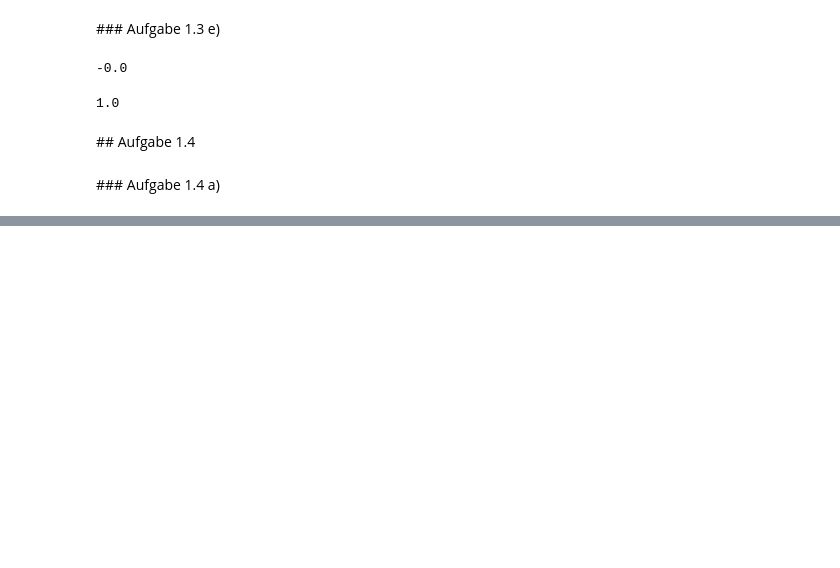
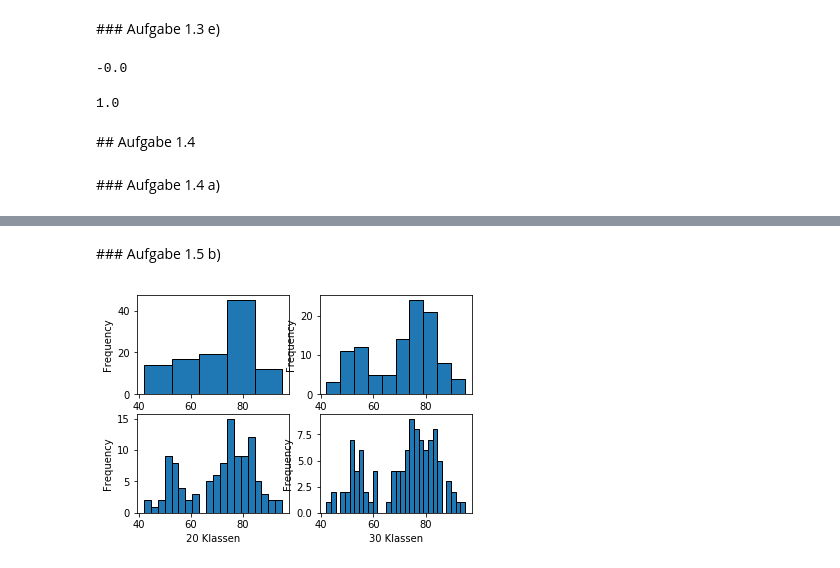
Before and after one commit to tschibu/hslu-stat-exercises, a Jupyter notebook: SW01_Exercise_Remo.ipynb, the cells around one changed output, grey strips where cells are left out. Cells and saved outputs as stored; diff of their text form; code cells hidden in the pictures; blank space fills up the shorter version.

```diff
--- a/SW01_Exercise_Remo.ipynb
+++ b/SW01_Exercise_Remo.ipynb
@@ -362,0 +404,22 @@ z.std()
+# %% [markdown]
+### Aufgabe 1.5 b)
+# %%
+plt.subplot(221)
+geysir["Zeitspanne"].plot(kind="hist", bins=5, edgecolor="black")
+plt.xlabel("5 Klassen")
+
+plt.subplot(222)
+geysir["Zeitspanne"].plot(kind="hist", bins=10, edgecolor="black")
+plt.xlabel("10 Klassen")
+
+plt.subplot(223)
+geysir["Zeitspanne"].plot(kind="hist", bins=20, edgecolor="black")
+plt.xlabel("20 Klassen")
+
+plt.subplot(224)
+geysir["Zeitspanne"].plot(kind="hist", bins=30, edgecolor="black")
+plt.xlabel("30 Klassen")
+
+plt.show()
+# %% [output]
+[figure, added]
```
Also changed, not shown: parts of 8 cells of this notebook.
